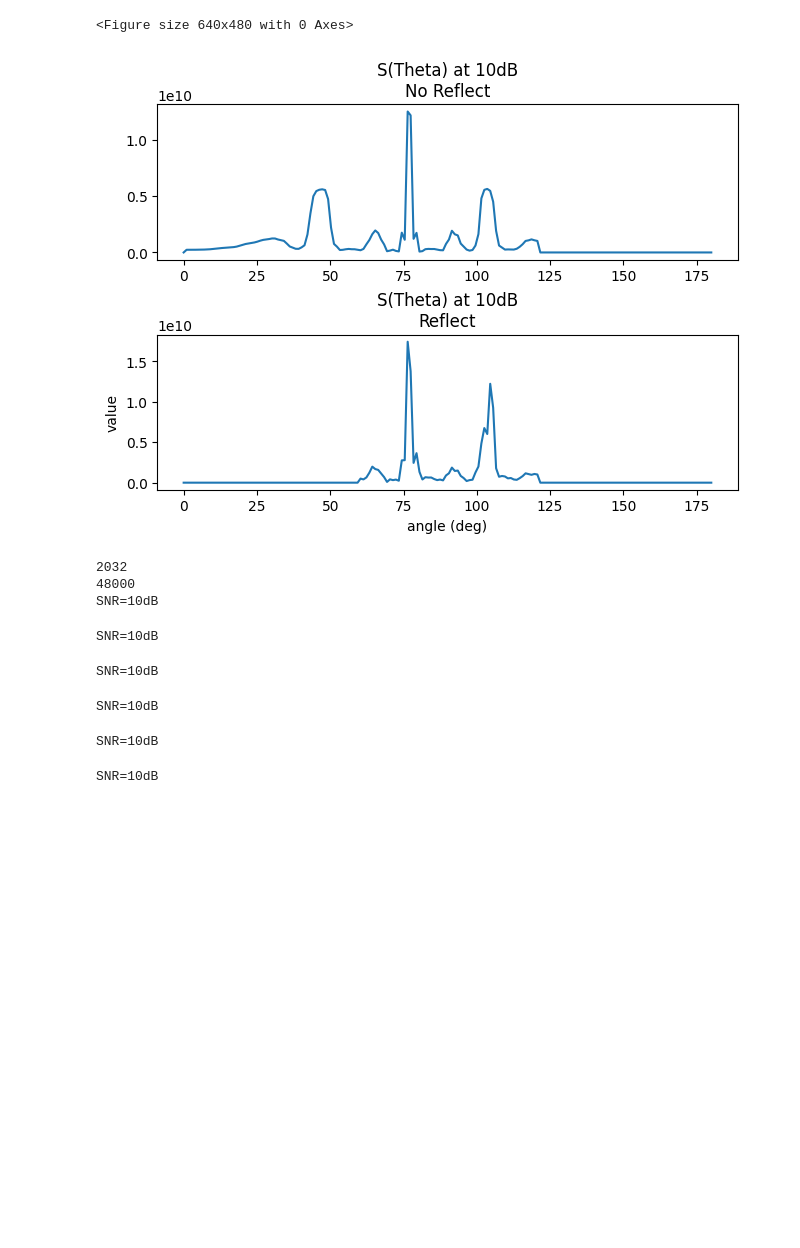
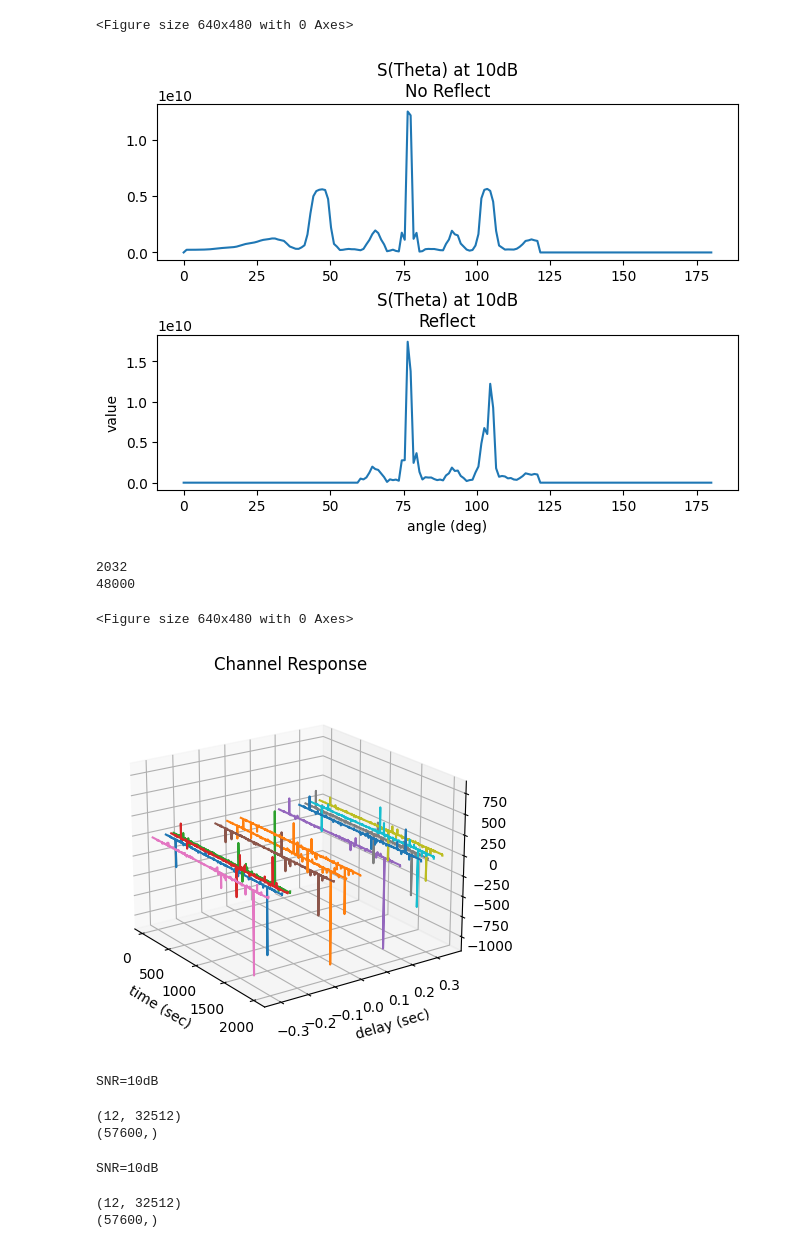
Before and after one commit to N2WU/sc-adaptive-beamforming, a Jupyter notebook: simulation_v3/main.ipynb, the cells around one changed output. Drawn from its saved outputs; the diff is of its cells as text; code cells hidden in the pictures; blank space fills up the shorter version.

```diff
--- a/simulation_v3/main.ipynb
+++ b/simulation_v3/main.ipynb
@@ -37,6 +37,9 @@ ax2.plot(np.linspace(180,0, len(S_theta_2)), np.flip(S_theta_2))
 ax2.set_title('S(Theta) at 10dB\nReflect')
 plt.show()
 
+print(np.size(signal.resample_poly(uplink_1.preamble[::-1].conj(),uplink_1.nsps,1)))
+print(np.size(uplink_1.mean_v))
+"""
 m_idx = 4+2*np.arange(4)
 plt.figure(2)
 f, (ax1,ax2) = plt.subplots(2,1,layout='constrained')
@@ -55,6 +58,7 @@ ax1.set_xlim([np.argmax(xcor1) - 100, np.argmax(xcor1) + 500])
 ax2.set_xlim([np.argmax(xcor2) - 100, np.argmax(xcor2) + 500])
 ax1.set_title('Cross-Correlation for Uplink Channel at Various Array Elements\nNo Reflection')
 ax2.set_title('Cross-Correlation for Uplink Channel at Various Array Elements\nReflection across x=0')
+"""
 
 # Plot Channel Response
 # assume response is in 3-dim 'h' (time x delay x amplitude)
@@ -71,35 +75,21 @@ plt.figure(3)
 ax3d = plt.figure().add_subplot(projection='3d')
 for i in range(len(h[0,:])):
     ax3d.plot(np.arange(len(h[:,i])), h[:,i], zs=h[0,i], zdir='y')
-ax3d.view_init(elev=20., azim=-35)
+ax3d.view_init(elev=20., azim=-35, roll=0)
 plt.xlabel('time (sec)')
 plt.ylabel('delay (sec)')
 plt.title('Channel Response')
 plt.show()
 
-# Plot Constellation
-# For downlink?
-plt.figure(4)
-f, (ax1,ax2) = plt.subplots(2,1,layout='constrained')
-ax1.scatter(np.real(uplink_1.preamble),np.imag(uplink_1.preamble))
-plt.xlabel('Symbol Value, Real')
-plt.ylabel('Imaginary')
-ax1.set_title('Constellation Diagram \nNo reflection')
-ax2.scatter(np.real(uplink_2.preamble),np.imag(uplink_2.preamble))
-ax2.set_title('Constellation Diagram \nReflection')
-plt.show()
 
-
-
-"""
 # run this 4 times -> no bf, no reflect; no bf, reflect; bf, no reflect; bf, reflect;
 downlink_nobf_1 = downlink(fc, 1, 1, theta=theta_bf_1, wk=wk_1, apply_bf=False)
 downlink_nobf_1.reflection_list = np.array([1])
 downlink_nobf_1.x_rx_list = np.array([5])
 downlink_nobf_1.y_rx_list = np.array([20])
 downlink_nobf_1.simulation()
-mse_no_bf_1 = downlink_nobf_1.mean_mse
-symbolset_no_bf_1 = downlink_nobf_1.mean_symbols[-1,:]
+#mse_no_bf_1 = downlink_nobf_1.mean_mse
+#symbolset_no_bf_1 = downlink_nobf_1.mean_symbols[-1,:]
 v_no_bf_1 = downlink_nobf_1.mean_v
 
 downlink_nobf_2 = downlink(fc, 1, 1, theta=theta_bf_1, wk=wk_1, apply_bf=False) #should you change the 2nd variable?
@@ -107,8 +97,8 @@ downlink_nobf_2.reflection_list = np.array([1,0.5])
 downlink_nobf_2.x_rx_list = np.array([5,-5])
 downlink_nobf_2.y_rx_list = np.array([20,20])
 downlink_nobf_2.simulation()
-mse_no_bf_2 = downlink_nobf_2.mean_mse
-symbolset_no_bf_2 = downlink_nobf_2.mean_symbols[-1,:]
+#mse_no_bf_2 = downlink_nobf_2.mean_mse
+#symbolset_no_bf_2 = downlink_nobf_2.mean_symbols[-1,:]
 v_no_bf_2 = downlink_nobf_2.mean_v
 
 downlink_bf_1 = downlink(fc, 1, 1, theta=theta_bf_1, wk=wk_1, apply_bf=True)
@@ -116,8 +106,8 @@ downlink_bf_1.reflection_list = np.array([1])
 downlink_bf_1.x_rx_list = np.array([5])
 downlink_bf_1.y_rx_list = np.array([20])
 downlink_bf_1.simulation()
-mse_bf_1 = downlink_bf_1.mean_mse
-symbolset_bf_1 = downlink_bf_1.mean_symbols[-1,:]
+#mse_bf_1 = downlink_bf_1.mean_mse
+#symbolset_bf_1 = downlink_bf_1.mean_symbols[-1,:]
 v_bf_1 = downlink_bf_1.mean_v
 
 downlink_bf_2 = downlink(fc, 1, 1, theta=theta_bf_2, wk=wk_2, apply_bf=True)
@@ -125,15 +115,12 @@ downlink_bf_2.reflection_list = np.array([1,0.5])
 downlink_bf_2.x_rx_list = np.array([5,-5])
 downlink_bf_2.y_rx_list = np.array([20,20])
 downlink_bf_2.simulation()
-mse_bf_2 = downlink_bf_2.mean_mse
-symbolset_bf_2 = downlink_bf_2.mean_symbols[-1,:]
+#mse_bf_2 = downlink_bf_2.mean_mse
+#symbolset_bf_2 = downlink_bf_2.mean_symbols[-1,:]
 v_bf_2 = downlink_bf_2.mean_v
 
-# equalizer taps
-true_sym = np.reshape(np.tile(np.arange(-3,4,2),4),(4,4)) + 1j*np.reshape(np.repeat(np.arange(3,-4,-2),4),(4,4))
-
 # SNR/MSE Plots
-
+"""
 plt.figure(2)
 f, (ax1,ax2) = plt.subplots(2,1,layout='constrained')
 ax1.plot(downlink_nobf_1.snr_list, mse_no_bf_1, 'x')
@@ -146,7 +133,7 @@ ax2.plot(downlink_nobf_2.snr_list, mse_no_bf_2, 'x')
 ax2.plot(downlink_bf_2.snr_list, mse_bf_2, 'o')
 ax2.set_title('MSE for Downlink Beamformer, Reflect')
 plt.show
-
+"""
 
 # xcorr graphs
 
@@ -158,8 +145,8 @@ ax1.set_xlim([np.argmax(xcor) - 100, np.argmax(xcor) + 500])
 xcor = np.abs(signal.fftconvolve(downlink_nobf_2.mean_v, signal.resample_poly(downlink_nobf_2.preamble[::-1].conj(),downlink_nobf_2.nsps,1)))
 ax2.set_xlim([np.argmax(xcor) - 100, np.argmax(xcor) + 500])
 ax2.plot(xcor) #[0:2000])
-ax1.set_title('XCorr for no BF, No Reflect')
-ax2.set_title('XCorr for no BF, Reflect')
+ax1.set_title('XCorr for no BF\nNo Reflect')
+ax2.set_title('XCorr for no BF\nReflect')
 
 plt.figure(5)
 f, (ax1,ax2) = plt.subplots(2,1,layout='constrained')
@@ -169,9 +156,9 @@ xcor = np.abs(signal.fftconvolve(downlink_bf_2.mean_v,signal.resample_poly(downl
 ax1.set_xlim([np.argmax(xcor) - 100, np.argmax(xcor) + 500])
 ax2.plot(xcor) #[0:2000])
 ax2.set_xlim([np.argmax(xcor) - 100, np.argmax(xcor) + 500])
-ax1.set_title('XCorr for BF, No Reflect')
-ax2.set_title('XCorr for BF, Reflect')
-"""
+ax1.set_title('XCorr for BF\nNo Reflect')
+ax2.set_title('XCorr for BF\nReflect')
+
 """
 # plot element spacing for downlink and MSE for 10 dB
 d_lambda = np.array([0.1, 0.25, 0.5, 0.75, 1, 1.25, 1.5, 1.75, 2])
@@ -188,37 +175,39 @@ for i in range(len(d)):
     uplink_d.simulation()
     mse_bf_d[i] = uplink_d.mean_mse
 
 
 plt.figure()
 plt.plot(d_lambda, mse_bf_d, 'x')
 plt.xlabel('Element Spacing (Lambda)')
 plt.ylabel('MSE (dB)')
 plt.title(f'Element Spacing vs. MSE at 10 dB for fc={fc/1000:.1f}kHz')
 plt.show()
 """
 
 """
 fig,ax = plt.subplots()
 ax.scatter(np.real(symbolset_no_bf_2), np.imag(symbolset_no_bf_2), c='r', marker='x')
 ax.scatter(np.real(symbolset_bf_2), np.imag(symbolset_bf_2), c='g', marker='x')
 ax.scatter(np.real(true_sym), np.imag(true_sym), c='b',marker='o')
 ax.legend(['RX DL, no BF', 'RX DL, BF','16QAM Constellation Points'])
 ax.set_ylim(-4, 4)
 ax.set_xlim(-4,4)
 ax.set_title("Constellation Diagram for SNR=15dB")
 plt.show()
 """
 # %% [output]
 SNR=10dB
 SNR=10dB
 <Figure size 640x480 with 0 Axes>
 [figure]
 2032
 48000
-SNR=10dB
-SNR=10dB
+<Figure size 640x480 with 0 Axes>
+[figure, added]
 SNR=10dB
-SNR=10dB
+(12, 32512)
+(57600,)
 SNR=10dB
-SNR=10dB
+(12, 32512)
+(57600,)
 SNR=10dB
```
Also changed, not shown: parts of 1 cell of this notebook, 7 other files.
